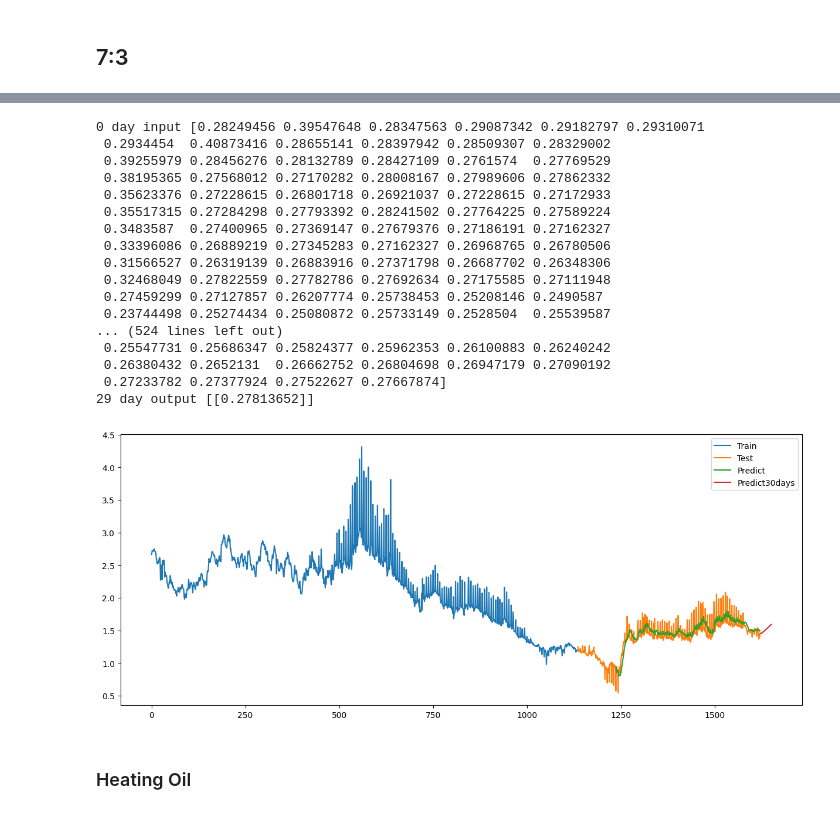
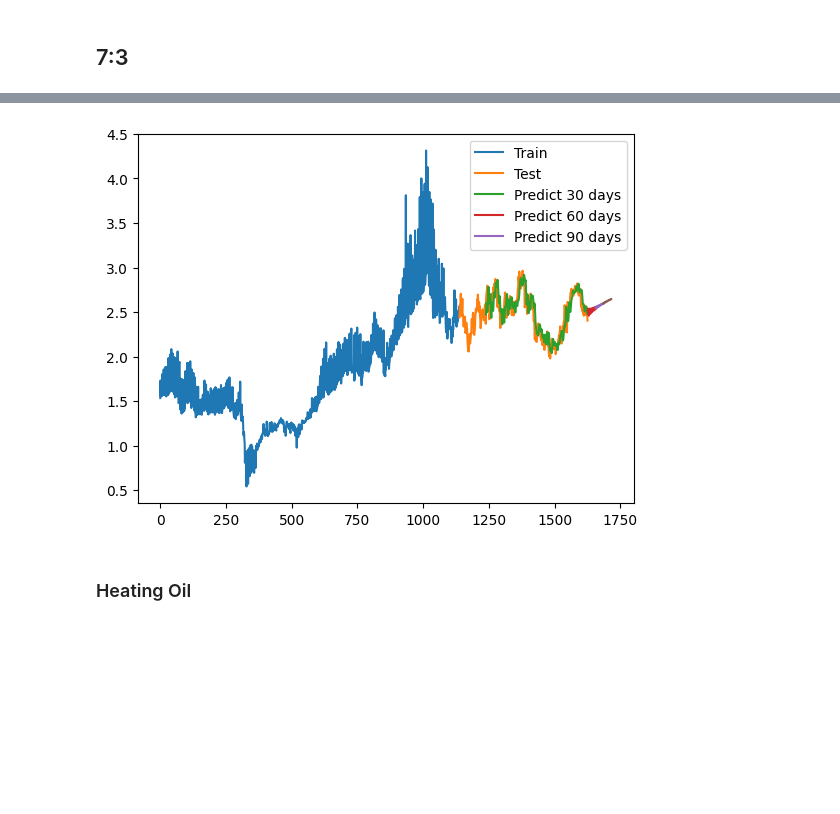
Before and after one commit to thanhhanggg/IS403_O21_9, a Jupyter notebook: model/GRU.ipynb, the cells around one changed output, grey strips where cells are left out. Saved outputs shown, nothing was run; the diff lists cells and outputs as text; code cells hidden in the pictures; blank space fills up the shorter version.

```diff
--- a/model/GRU.ipynb
+++ b/model/GRU.ipynb
@@ -11,5 +11,6 @@ from keras.models import Sequential
 from keras.layers import Dense, GRU
 # %%
 # 2. Đọc file csv và gắng index với giá Close
-df = pd.read_csv('Crude Oil.csv')
-df1=df.reset_index()['Price']
+df = pd.read_csv('../dataset/Crude Oil WTI.csv')
+df_sorted = df.sort_index(ascending=False)
+df1=df_sorted.reset_index()['Price']
@@ -154,8 +176,9 @@ plt.show()
 ## 7:3
 # %%
 # 2. Đọc file csv và gắng index với giá Price
-df = pd.read_csv('Gasoline RBOB.csv')
-df1=df.reset_index()['Price']
+df = pd.read_csv('../dataset/Gasoline RBOB.csv')
+df_sorted = df.sort_index(ascending=False)
+df1=df_sorted.reset_index()['Price']
 # %%
 # 3. Scaler data
 scaler=MinMaxScaler(feature_range=(0,1))
@@ -243,54 +266,59 @@ temp_input = temp_input[0].tolist()
 
 from numpy import array
 
-lst_output = []
-n_steps = 100
+# Dự đoán cho 30 ngày tiếp theo
+lst_output_30 = []
 i = 0
-
 while i < 30:
-    x_input = np.array(temp_input[-n_steps:])  # Đảm bảo luôn lấy 100 phần tử cuối cùng
-    print("{} day input {}".format(i, x_input))
+    x_input = np.array(temp_input[-n_steps:])
     x_input = x_input.reshape((1, n_steps, 1))
     yhat = model.predict(x_input, verbose=0)
-    print("{} day output {}".format(i, yhat))
-    temp_input.extend(yhat[0].tolist())  # Thêm giá trị dự báo mới vào temp_input
-    lst_output.extend(yhat.tolist())  # Lưu giá trị dự báo vào lst_output
+    temp_input.extend(yhat[0].tolist())
+    lst_output_30.extend(yhat.tolist())
     i += 1
 
-# lst_output sẽ chứa 30 giá trị dự báo cho 30 ngày tiếp theo
+# Dự đoán cho 30 ngày tiếp theo
+lst_output_60 = []
+i = 0
+while i < 30:
+    x_input = np.array(temp_input[-n_steps:])
+    x_input = x_input.reshape((1, n_steps, 1))
+    yhat = model.predict(x_input, verbose=0)
+    temp_input.extend(yhat[0].tolist())
+    lst_output_60.extend(yhat.tolist())
+    i += 1
+
+# Dự đoán cho 30 ngày tiếp theo
+lst_output_90 = []
+i = 0
+while i < 30:
+    x_input = np.array(temp_input[-n_steps:])
+    x_input = x_input.reshape((1, n_steps, 1))
+    yhat = model.predict(x_input, verbose=0)
+    temp_input.extend(yhat[0].tolist())
+    lst_output_90.extend(yhat.tolist())
+    i += 1
-# %% [output]
-0 day input [0.28249456 0.39547648 0.28347563 0.29087342 0.29182797 0.29310071
- 0.2934454  0.40873416 0.28655141 0.28397942 0.28509307 0.28329002
- 0.39255979 0.28456276 0.28132789 0.28427109 0.2761574  0.27769529
- 0.38195365 0.27568012 0.27170282 0.28008167 0.27989606 0.27862332
- 0.35623376 0.27228615 0.26801718 0.26921037 0.27228615 0.27172933
- 0.35517315 0.27284298 0.27793392 0.28241502 0.27764225 0.27589224
- 0.3483587  0.27400965 0.27369147 0.27679376 0.27186191 0.27162327
- 0.33396086 0.26889219 0.27345283 0.27162327 0.26968765 0.26780506
- 0.31566527 0.26319139 0.26883916 0.27371798 0.26687702 0.26348306
- 0.32468049 0.27822559 0.27782786 0.27692634 0.27175585 0.27111948
- 0.27459299 0.27127857 0.26207774 0.25738453 0.25208146 0.2490587
- 0.23744498 0.25274434 0.25080872 0.25733149 0.2528504  0.25539587
-... (524 lines left out)
- 0.25547731 0.25686347 0.25824377 0.25962353 0.26100883 0.26240242
- 0.26380432 0.2652131  0.26662752 0.26804698 0.26947179 0.27090192
- 0.27233782 0.27377924 0.27522627 0.27667874]
-29 day output [[0.27813652]]
+# %%
+# Tạo index cho 30 ngày, 60 ngày và 90 ngày dự đoán
+predict_index_30 = pd.RangeIndex(start=len(train_data) + len(test_data), stop=len(train_data) + len(test_data) + 30, step=1)
+predict_index_60 = pd.RangeIndex(start=len(train_data) + len(test_data) + 30, stop=len(train_data) + len(test_data) + 60, step=1)
+predict_index_90 = pd.RangeIndex(start=len(train_data) + len(test_data) + 60, stop=len(train_data) + len(test_data) + 90, step=1)
 # %%
 # 14.Vẽ hình
-plt.figure(figsize=(15, 6))
+
 train_data_index = pd.RangeIndex(start=0, stop=train_size, step=1)
 plt.plot(scaler.inverse_transform(train_data))
 test_data_index = pd.RangeIndex(start=train_size, stop=train_size+test_size, step=1)
 plt.plot(test_data_index,scaler.inverse_transform(test_data))
 predict_data_index = pd.RangeIndex(start=train_size+101, stop=train_size+test_size, step=1)
 plt.plot(predict_data_index,(y_pred))
-prediect_data_30days = pd.RangeIndex(start=len(df1)-1, stop=len(df1)+29, step=1)
-plt.plot(prediect_data_30days,scaler.inverse_transform(lst_output))
-plt.legend(['Train','Test','Predict','Predict30days'])
+plt.plot(predict_index_30, scaler.inverse_transform(lst_output_30))
+plt.plot(predict_index_60, scaler.inverse_transform(lst_output_60))
+plt.plot(predict_index_90, scaler.inverse_transform(lst_output_90))
+plt.legend(['Train', 'Test', 'Predict 30 days', 'Predict 60 days', 'Predict 90 days'])
 plt.show()
 # %% [output]
-[figure, old version]
+[figure, new version]
 # %% [markdown]
 ### Heating Oil
 # %% [markdown]
```
Also changed, not shown: parts of 17 cells of this notebook, 9 other files.
